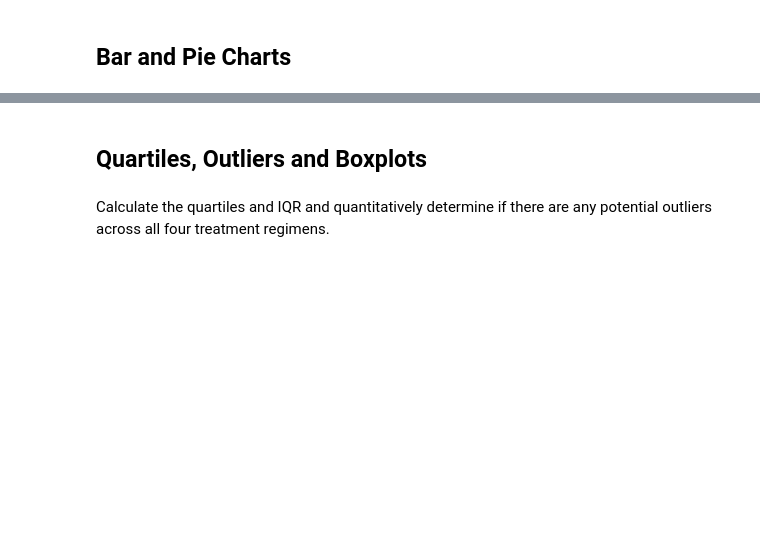
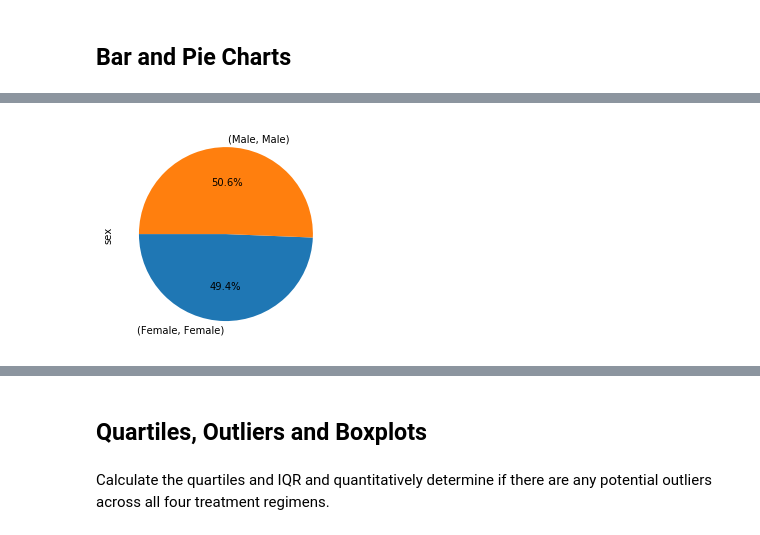
Before and after one commit to matteo005/MatPlotLib_HW, a Jupyter notebook: pymaceuticals_starter.ipynb, the cells around one changed output, grey strips where cells are left out. Saved outputs shown, nothing was run; the diff lists cells and outputs as text; code cells hidden in the pictures; blank space fills up the shorter version.

```diff
--- a/pymaceuticals_starter.ipynb
+++ b/pymaceuticals_starter.ipynb
@@ -132,2 +156,10 @@ Name: tumor, dtype: float64
 # %%
 # Generate a pie plot showing the distribution of female versus male mice using pandas
+gender_group = combined_df2.groupby('sex')
+gender_count = gender_group['sex'].value_counts()
+
+
+#Generate pie plot using pandas
+chart = gender_count.plot(kind='pie', startangle=180, autopct='%1.1f%%')
+# %% [output]
+[figure, added]
```
Also changed, not shown: parts of 6 cells of this notebook.
